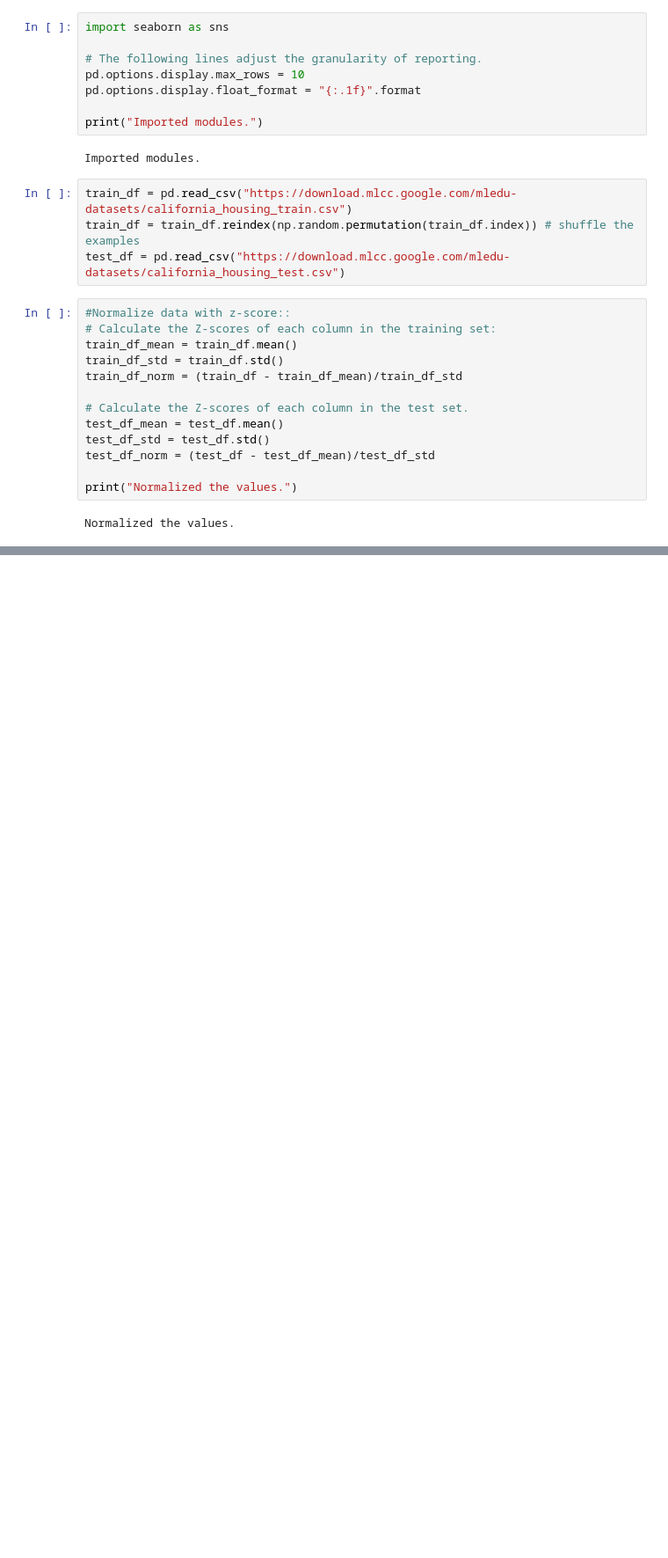
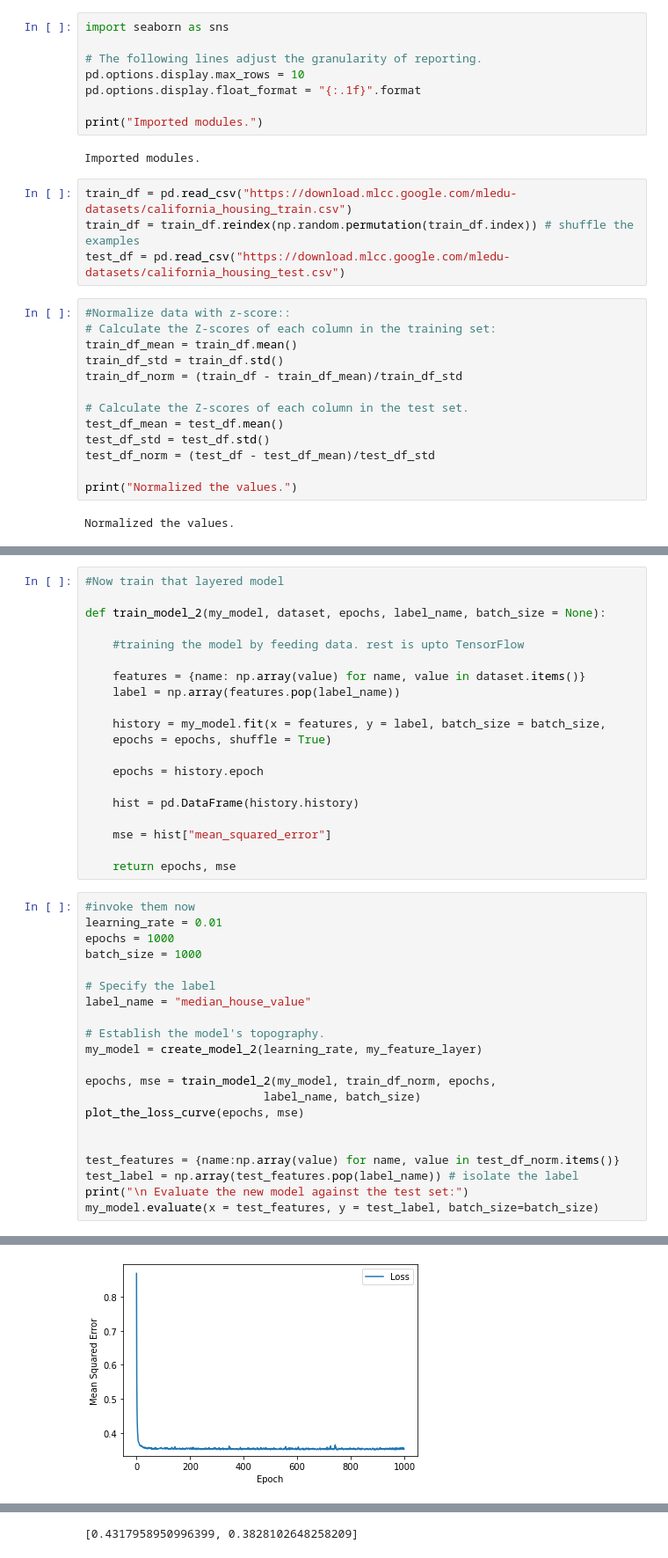
Before and after one commit to Araf020/TensorFlow, a Jupyter notebook: Neural_Nets/neural_net_intro.ipynb, the cells around one changed output, grey strips where cells are left out. Shown: that part at 88% size. Cells and saved outputs as stored; diff of their text form; blank space fills up the shorter version.

```diff
--- a/Neural_Nets/neural_net_intro.ipynb
+++ b/Neural_Nets/neural_net_intro.ipynb
@@ -56,0 +200,42 @@ longitude = tf.feature_column.bucketized_column(longitude_as_a_numeric_column,lo
+# %%
+#Now train that layered model
+
+def train_model_2(my_model, dataset, epochs, label_name, batch_size = None):
+
+    #training the model by feeding data. rest is upto TensorFlow
+
+    features = {name: np.array(value) for name, value in dataset.items()}
+    label = np.array(features.pop(label_name))
+
+    history = my_model.fit(x = features, y = label, batch_size = batch_size,
+    epochs = epochs, shuffle = True)
+
+    epochs = history.epoch
+
+    hist = pd.DataFrame(history.history)
+
+    mse = hist["mean_squared_error"]
+
+    return epochs, mse
+# %%
+#invoke them now
+learning_rate = 0.01
+epochs = 1000
+batch_size = 1000
+
+# Specify the label
+label_name = "median_house_value"
+
+# Establish the model's topography.
+my_model = create_model_2(learning_rate, my_feature_layer)
+
+epochs, mse = train_model_2(my_model, train_df_norm, epochs,
+                          label_name, batch_size)
+plot_the_loss_curve(epochs, mse)
+
+
+test_features = {name:np.array(value) for name, value in test_df_norm.items()}
+test_label = np.array(test_features.pop(label_name)) # isolate the label
+print("\n Evaluate the new model against the test set:")
+my_model.evaluate(x = test_features, y = test_label, batch_size=batch_size)
+# %% [output]
@@ -56,0 +259 @@ longitude = tf.feature_column.bucketized_column(longitude_as_a_numeric_column,lo
+[figure, added]
@@ -56,0 +264 @@ longitude = tf.feature_column.bucketized_column(longitude_as_a_numeric_column,lo
+[0.4317958950996399, 0.3828102648258209]
```
Also changed, not shown: parts of 7 cells of this notebook.
